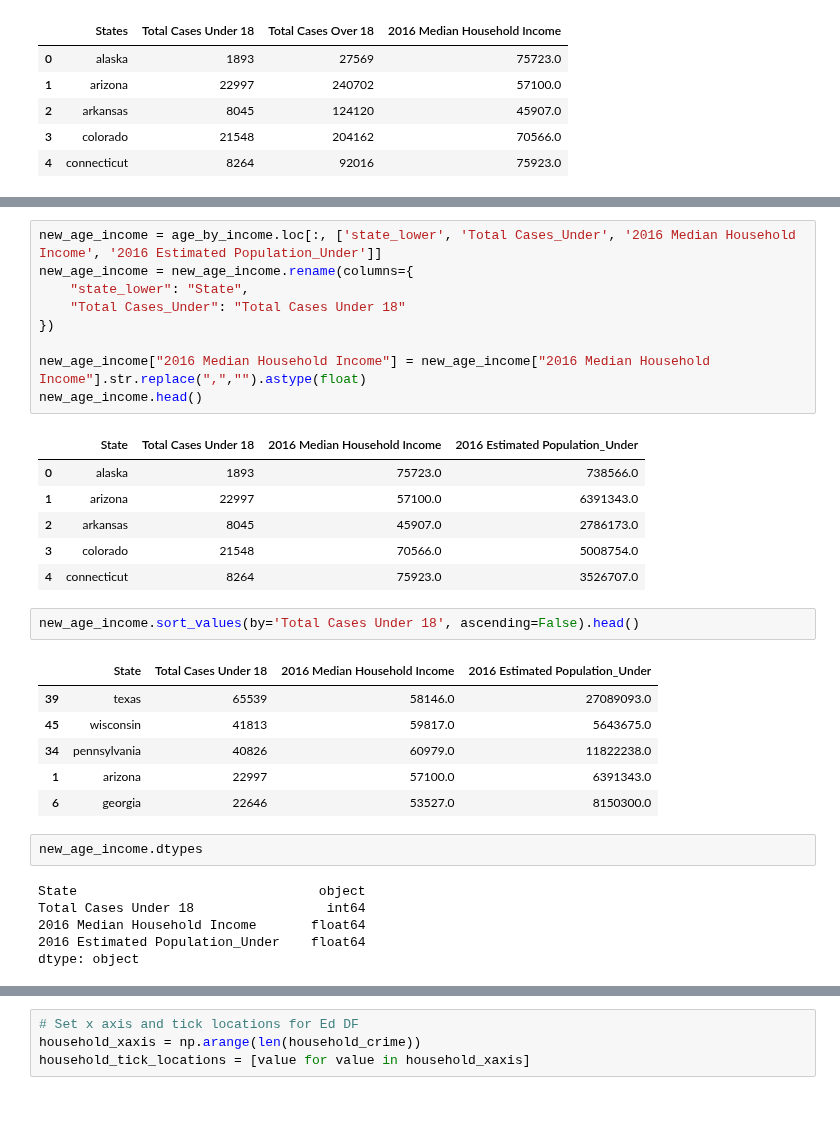
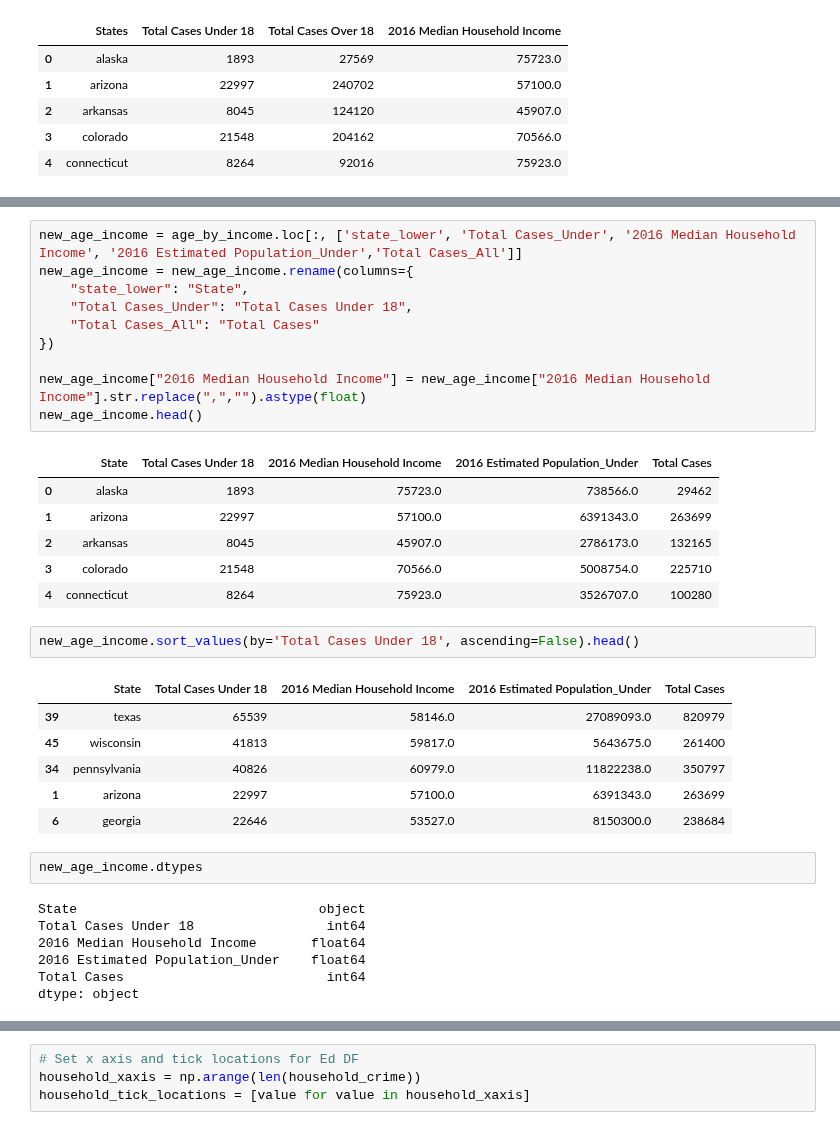
Before and after one commit to sjuarez382/UCI-Group_Project_1-Team9, a Jupyter notebook: State_Crime_Updated.ipynb, the cells around one changed output, grey strips where cells are left out. Cells and saved outputs as stored; diff of their text form.

Commit message:
age vs household income

```diff
--- a/State_Crime_Updated.ipynb
+++ b/State_Crime_Updated.ipynb
@@ -466,28 +535,29 @@ age_under_over18.head()
 # %%
-new_age_income = age_by_income.loc[:, ['state_lower', 'Total Cases_Under', '2016 Median Household Income', '2016 Estimated Population_Under']]
+new_age_income = age_by_income.loc[:, ['state_lower', 'Total Cases_Under', '2016 Median Household Income', '2016 Estimated Population_Under','Total Cases_All']]
 new_age_income = new_age_income.rename(columns={
     "state_lower": "State",
-    "Total Cases_Under": "Total Cases Under 18"
+    "Total Cases_Under": "Total Cases Under 18",
+    "Total Cases_All": "Total Cases"
 })
 
 new_age_income["2016 Median Household Income"] = new_age_income["2016 Median Household Income"].str.replace(",","").astype(float)
 new_age_income.head()
 # %% [output]
-|  | State | Total Cases Under 18 | 2016 Median Household Income | 2016 Estimated Population_Under |
-| 0 | alaska | 1893 | 75723.0 | 738566.0 |
-| 1 | arizona | 22997 | 57100.0 | 6391343.0 |
-| 2 | arkansas | 8045 | 45907.0 | 2786173.0 |
-| 3 | colorado | 21548 | 70566.0 | 5008754.0 |
-| 4 | connecticut | 8264 | 75923.0 | 3526707.0 |
+|  | State | Total Cases Under 18 | 2016 Median Household Income | 2016 Estimated Population_Under | Total Cases |
+| 0 | alaska | 1893 | 75723.0 | 738566.0 | 29462 |
+| 1 | arizona | 22997 | 57100.0 | 6391343.0 | 263699 |
+| 2 | arkansas | 8045 | 45907.0 | 2786173.0 | 132165 |
+| 3 | colorado | 21548 | 70566.0 | 5008754.0 | 225710 |
+| 4 | connecticut | 8264 | 75923.0 | 3526707.0 | 100280 |
 # %%
 new_age_income.sort_values(by='Total Cases Under 18', ascending=False).head()
 # %% [output]
-|  | State | Total Cases Under 18 | 2016 Median Household Income | 2016 Estimated Population_Under |
-| 39 | texas | 65539 | 58146.0 | 27089093.0 |
-| 45 | wisconsin | 41813 | 59817.0 | 5643675.0 |
-| 34 | pennsylvania | 40826 | 60979.0 | 11822238.0 |
-| 1 | arizona | 22997 | 57100.0 | 6391343.0 |
-| 6 | georgia | 22646 | 53527.0 | 8150300.0 |
+|  | State | Total Cases Under 18 | 2016 Median Household Income | 2016 Estimated Population_Under | Total Cases |
+| 39 | texas | 65539 | 58146.0 | 27089093.0 | 820979 |
+| 45 | wisconsin | 41813 | 59817.0 | 5643675.0 | 261400 |
+| 34 | pennsylvania | 40826 | 60979.0 | 11822238.0 | 350797 |
+| 1 | arizona | 22997 | 57100.0 | 6391343.0 | 263699 |
+| 6 | georgia | 22646 | 53527.0 | 8150300.0 | 238684 |
 # %%
 new_age_income.dtypes
 # %% [output]
@@ -495,4 +565,5 @@ State                               object
 Total Cases Under 18                 int64
 2016 Median Household Income       float64
 2016 Estimated Population_Under    float64
+Total Cases                          int64
 dtype: object
```
Also changed, not shown: parts of 25 cells of this notebook.
